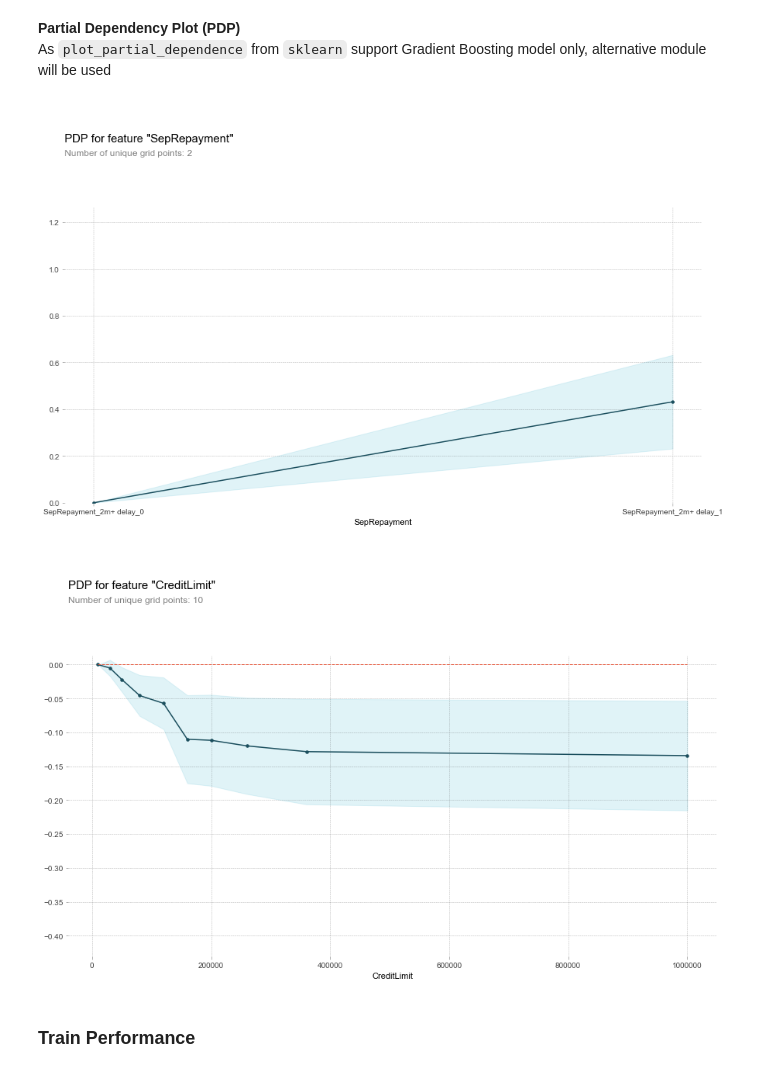
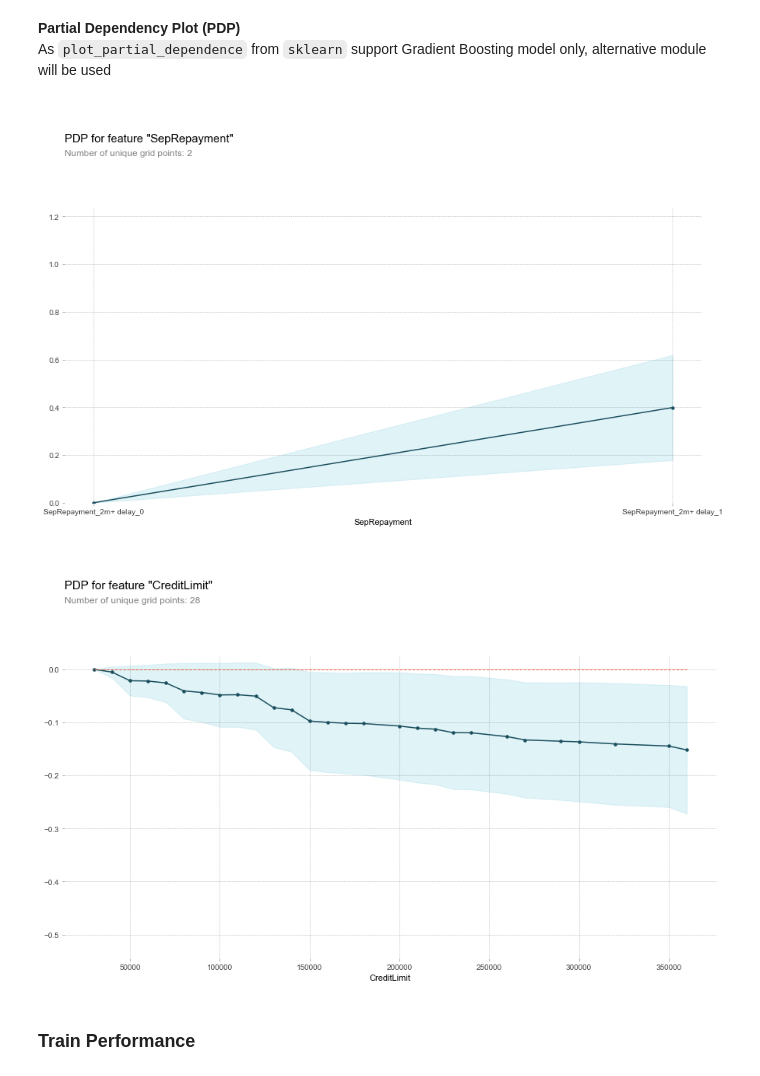
Before and after one commit to gowestyang/data-science, a Jupyter notebook: Tree_Random Forest/Random Forest_py.ipynb, the cells around one changed output. Cells and saved outputs as stored; diff of their text form; code cells hidden in the pictures.

```diff
--- a/Tree_Random Forest/Random Forest_py.ipynb
+++ b/Tree_Random Forest/Random Forest_py.ipynb
@@ -105,22 +106,22 @@ As `plot_partial_dependence` from `sklearn` support Gradient Boosting model only
 # %%
 from pdpbox import pdp
 
 # PDP of feature `SepRepayment_2m+ delay`
 pdpSepRepayment = pdp.pdp_isolate(
-    model=rfFit, dataset=dfTrain, model_features=XTrain.columns,
+    model=rfFit, dataset=dfTrain, model_features=XTrain.columns, percentile_range=(10,90), num_grid_points=40,
     feature='SepRepayment_2m+ delay'
 )
 fig, axes = pdp.pdp_plot(pdpSepRepayment, 'SepRepayment')
 
 # PDP of feature `CreditLimit`
 pdpCreditLimit = pdp.pdp_isolate(
-    model=rfFit, dataset=dfTrain, model_features=XTrain.columns,
+    model=rfFit, dataset=dfTrain, model_features=XTrain.columns, percentile_range=(10,90), num_grid_points=40,
     feature='CreditLimit'
 )
 fig, axes = pdp.pdp_plot(pdpCreditLimit, 'CreditLimit')
 # %% [output]
-[figure, old version]
+[figure, new version]
-[figure, old version]
+[figure, new version]
 # %% [markdown]
 ### Train Performance
 # %%
```
Also changed, not shown: parts of 5 cells of this notebook, 1 other file.
